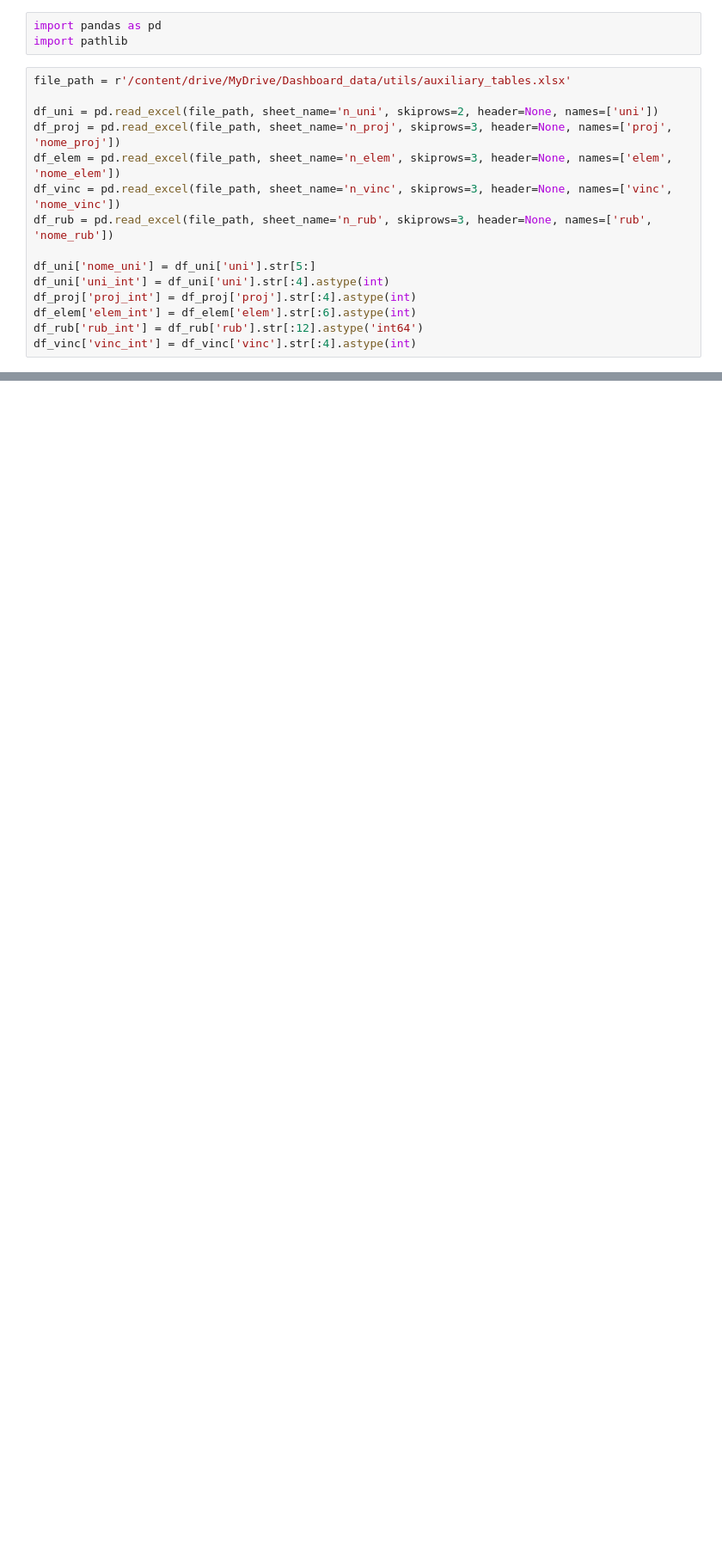
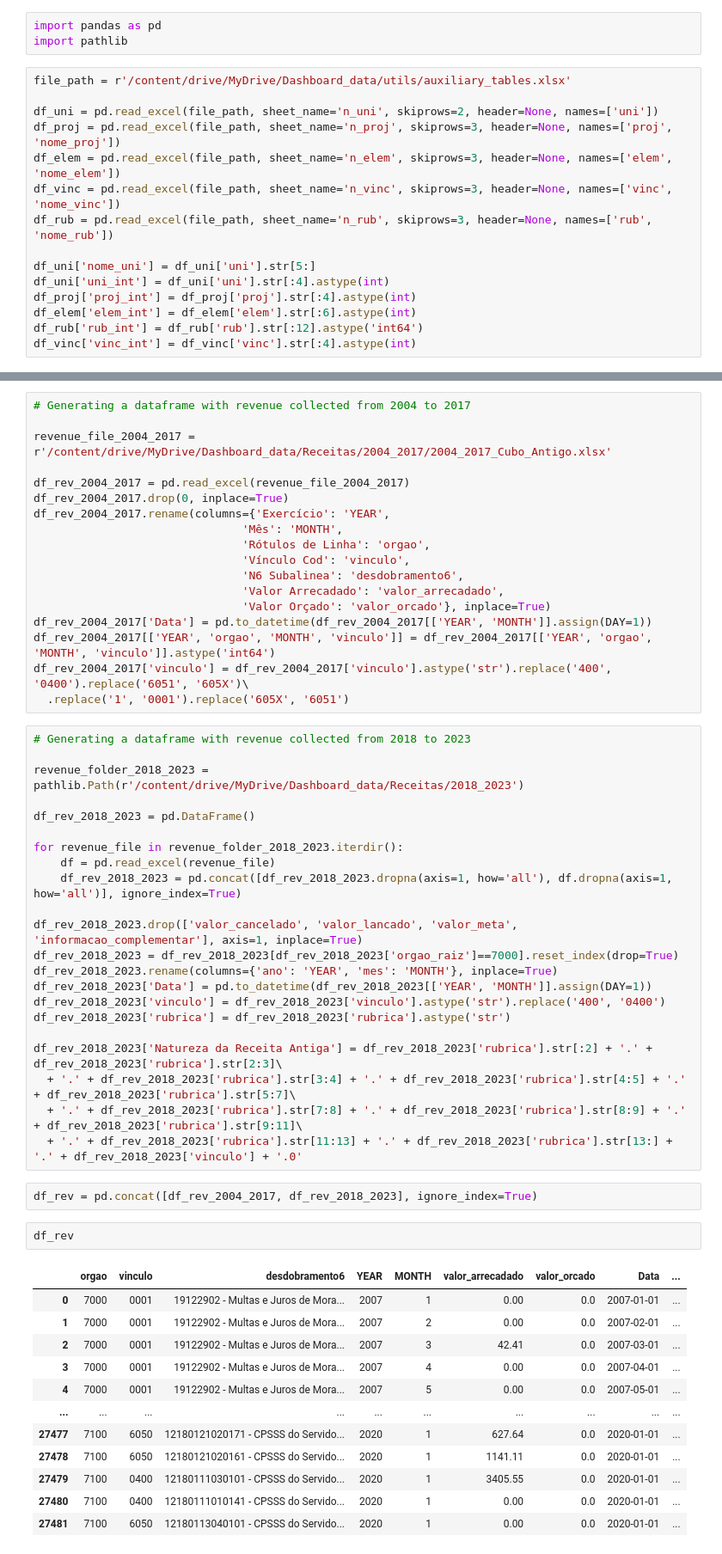
Before and after one commit to TiagoIesbick/dashboard-etl, a Jupyter notebook: dashboard_data.ipynb, the cells around one changed output, grey strips where cells are left out. Shown at 86% size. Cells and saved outputs as stored; diff of their text form; blank space fills up the shorter version.

```diff
--- a/dashboard_data.ipynb
+++ b/dashboard_data.ipynb
@@ -50,0 +49,57 @@ df_sdo = df_sdo.dropna(subset=['Comp.pagto.'], ignore_index=True)
+# %%
+# Generating a dataframe with revenue collected from 2004 to 2017
+
+revenue_file_2004_2017 = r'/content/drive/MyDrive/Dashboard_data/Receitas/2004_2017/2004_2017_Cubo_Antigo.xlsx'
+
+df_rev_2004_2017 = pd.read_excel(revenue_file_2004_2017)
+df_rev_2004_2017.drop(0, inplace=True)
+df_rev_2004_2017.rename(columns={'Exercício': 'YEAR',
+                               'Mês': 'MONTH',
+                               'Rótulos de Linha': 'orgao',
+                               'Vínculo Cod': 'vinculo',
+                               'N6 Subalinea': 'desdobramento6',
+                               'Valor Arrecadado': 'valor_arrecadado',
+                               'Valor Orçado': 'valor_orcado'}, inplace=True)
+df_rev_2004_2017['Data'] = pd.to_datetime(df_rev_2004_2017[['YEAR', 'MONTH']].assign(DAY=1))
+df_rev_2004_2017[['YEAR', 'orgao', 'MONTH', 'vinculo']] = df_rev_2004_2017[['YEAR', 'orgao', 'MONTH', 'vinculo']].astype('int64')
+df_rev_2004_2017['vinculo'] = df_rev_2004_2017['vinculo'].astype('str').replace('400', '0400').replace('6051', '605X')\
+  .replace('1', '0001').replace('605X', '6051')
+# %%
+# Generating a dataframe with revenue collected from 2018 to 2023
+
+revenue_folder_2018_2023 = pathlib.Path(r'/content/drive/MyDrive/Dashboard_data/Receitas/2018_2023')
+
+df_rev_2018_2023 = pd.DataFrame()
+
+for revenue_file in revenue_folder_2018_2023.iterdir():
+    df = pd.read_excel(revenue_file)
+    df_rev_2018_2023 = pd.concat([df_rev_2018_2023.dropna(axis=1, how='all'), df.dropna(axis=1, how='all')], ignore_index=True)
+
+df_rev_2018_2023.drop(['valor_cancelado', 'valor_lancado', 'valor_meta', 'informacao_complementar'], axis=1, inplace=True)
+df_rev_2018_2023 = df_rev_2018_2023[df_rev_2018_2023['orgao_raiz']==7000].reset_index(drop=True)
+df_rev_2018_2023.rename(columns={'ano': 'YEAR', 'mes': 'MONTH'}, inplace=True)
+df_rev_2018_2023['Data'] = pd.to_datetime(df_rev_2018_2023[['YEAR', 'MONTH']].assign(DAY=1))
+df_rev_2018_2023['vinculo'] = df_rev_2018_2023['vinculo'].astype('str').replace('400', '0400')
+df_rev_2018_2023['rubrica'] = df_rev_2018_2023['rubrica'].astype('str')
+
+df_rev_2018_2023['Natureza da Receita Antiga'] = df_rev_2018_2023['rubrica'].str[:2] + '.' + df_rev_2018_2023['rubrica'].str[2:3]\
+  + '.' + df_rev_2018_2023['rubrica'].str[3:4] + '.' + df_rev_2018_2023['rubrica'].str[4:5] + '.' + df_rev_2018_2023['rubrica'].str[5:7]\
+  + '.' + df_rev_2018_2023['rubrica'].str[7:8] + '.' + df_rev_2018_2023['rubrica'].str[8:9] + '.' + df_rev_2018_2023['rubrica'].str[9:11]\
+  + '.' + df_rev_2018_2023['rubrica'].str[11:13] + '.' + df_rev_2018_2023['rubrica'].str[13:] + '.' + df_rev_2018_2023['vinculo'] + '.0'
+# %%
+df_rev = pd.concat([df_rev_2004_2017, df_rev_2018_2023], ignore_index=True)
+# %%
+df_rev
+# %% [output]
+|  | orgao | vinculo | desdobramento6 | YEAR | MONTH | valor_arrecadado | valor_orcado | Data | ... |
+| 0 | 7000 | 0001 | 19122902 - Multas e Juros de Mora... | 2007 | 1 | 0.00 | 0.0 | 2007-01-01 | ... |
+| 1 | 7000 | 0001 | 19122902 - Multas e Juros de Mora... | 2007 | 2 | 0.00 | 0.0 | 2007-02-01 | ... |
+| 2 | 7000 | 0001 | 19122902 - Multas e Juros de Mora... | 2007 | 3 | 42.41 | 0.0 | 2007-03-01 | ... |
+| 3 | 7000 | 0001 | 19122902 - Multas e Juros de Mora... | 2007 | 4 | 0.00 | 0.0 | 2007-04-01 | ... |
+| 4 | 7000 | 0001 | 19122902 - Multas e Juros de Mora... | 2007 | 5 | 0.00 | 0.0 | 2007-05-01 | ... |
+| ... | ... | ... | ... | ... | ... | ... | ... | ... | ... |
+| 27477 | 7100 | 6050 | 12180121020171 - CPSSS do Servido... | 2020 | 1 | 627.64 | 0.0 | 2020-01-01 | ... |
+| 27478 | 7100 | 6050 | 12180121020161 - CPSSS do Servido... | 2020 | 1 | 1141.11 | 0.0 | 2020-01-01 | ... |
+| 27479 | 7100 | 0400 | 12180111030101 - CPSSS do Servido... | 2020 | 1 | 3405.55 | 0.0 | 2020-01-01 | ... |
+| 27480 | 7100 | 0400 | 12180111010141 - CPSSS do Servido... | 2020 | 1 | 0.00 | 0.0 | 2020-01-01 | ... |
+| 27481 | 7100 | 6050 | 12180113040101 - CPSSS do Servido... | 2020 | 1 | 0.00 | 0.0 | 2020-01-01 | ... |
```
Also changed, not shown: parts of 9 cells of this notebook.
